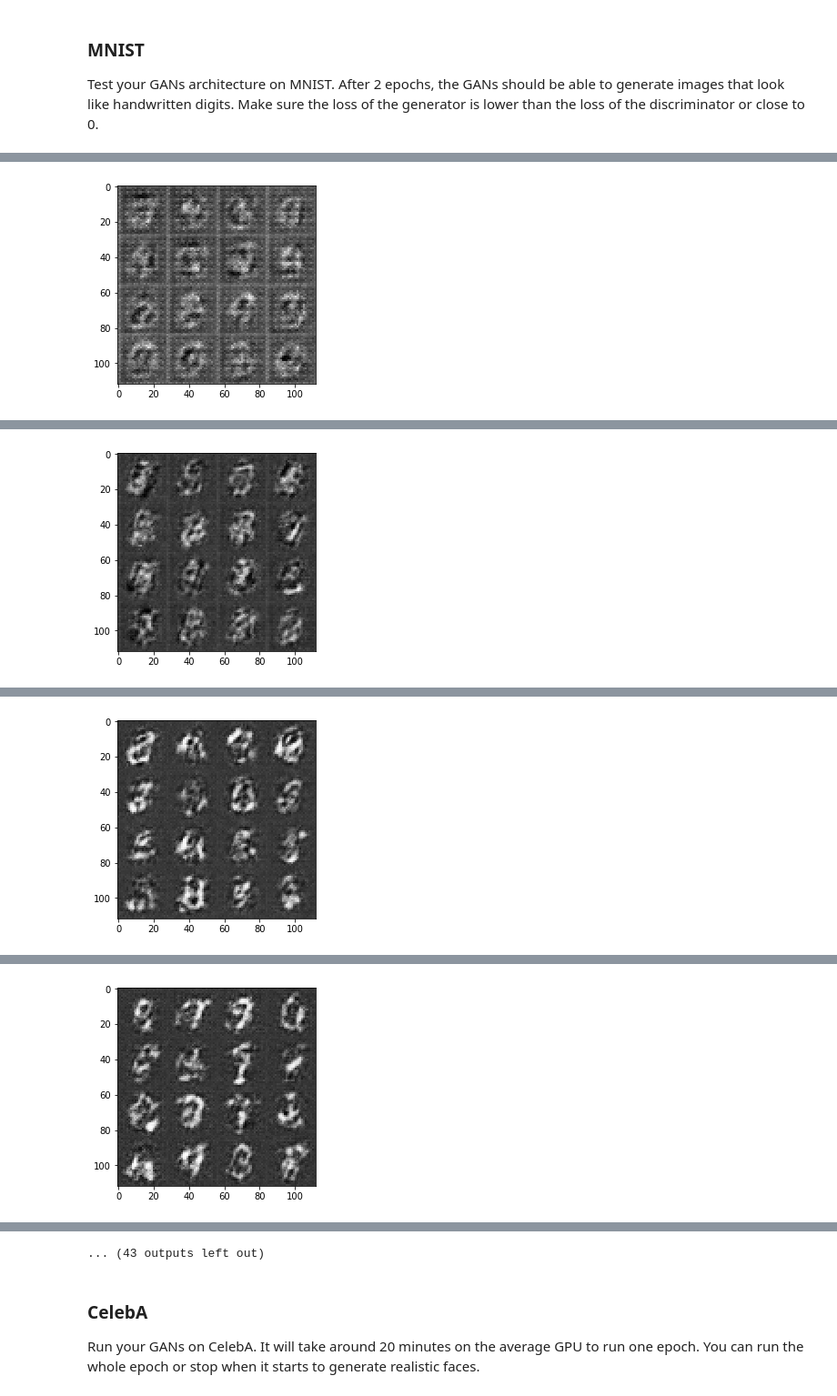
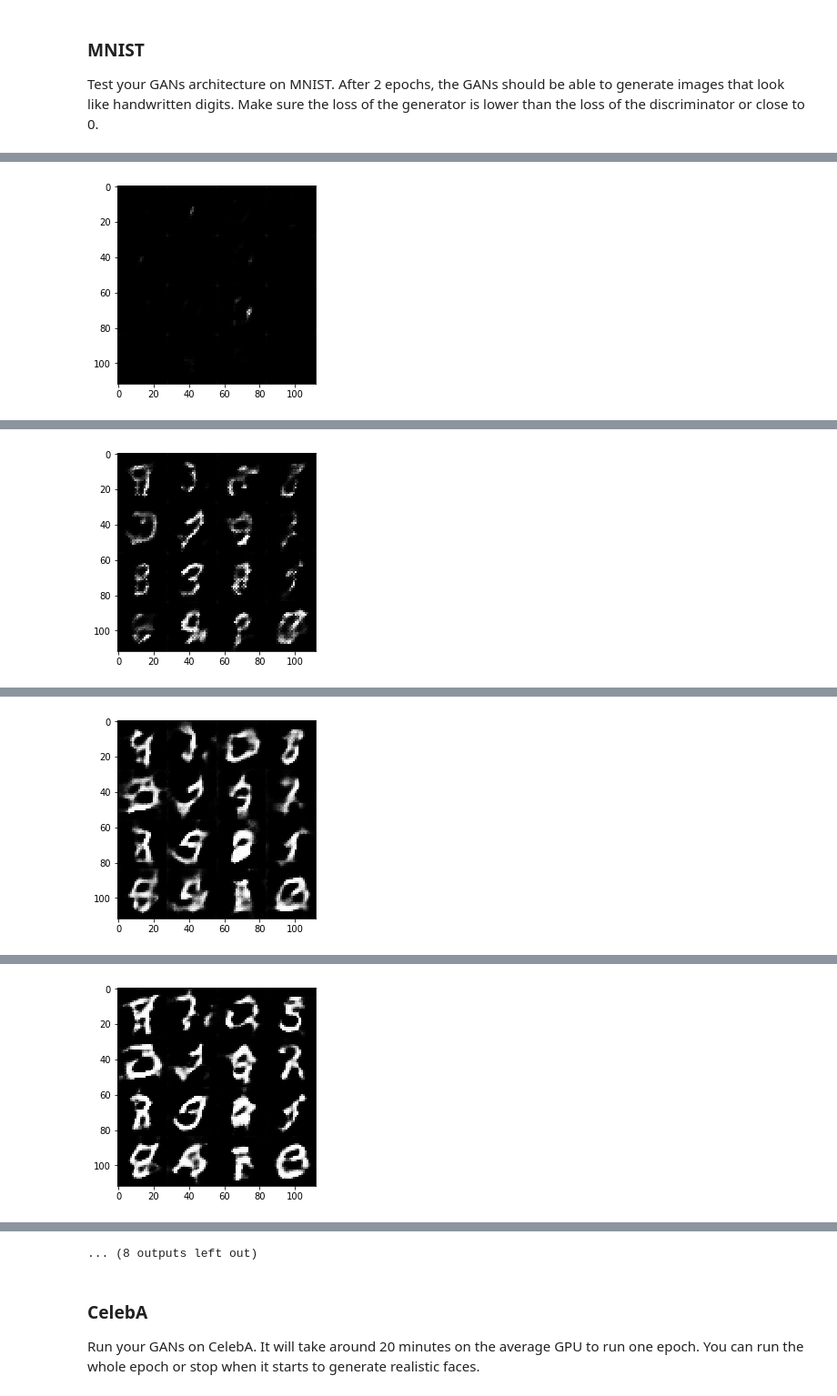
Before and after one commit to fatmirboja/deep-learning-1, a Jupyter notebook: face_generation/dlnd_face_generation.ipynb, the cells around one changed output, grey strips where cells are left out. Shown at 91% size. Drawn from its saved outputs; the diff is of its cells as text; code cells hidden in the pictures.

Commit message:
More layers

```diff
--- a/face_generation/dlnd_face_generation.ipynb
+++ b/face_generation/dlnd_face_generation.ipynb
@@ -151,20 +151,28 @@ def discriminator(images, reuse=False, alpha=0.2):
     :return: Tuple of (tensor output of the discriminator, tensor logits of the discriminator)
     """
     with tf.variable_scope('discriminator', reuse=reuse):
-        # 1st layer 28 x 28 x 64
+        # 1st layer 28 x 28 x out_channel_dim
         x1 = tf.layers.conv2d(images, 64, 5, 2, padding='same')
         x1 = tf.maximum(alpha * x1, x1)
+        # Now 14 x 14 x 64
 
-        # 2nd layer 14 x 14 x 128
+        # 2nd layer
         x2 = tf.layers.conv2d(x1, 128, 5, 2, padding='same')
         x2 = tf.layers.batch_normalization(x2, training=True)
         x2 = tf.maximum(alpha * x2, x2)
-
-        # Flatten the second layer
-        x2 = tf.reshape(x2, (-1, 7*7*128))
+        # Now 7 x 7 x 128
 
         # 3d layer
-        logits = tf.layers.dense(x2, 1)
+        x3 = tf.layers.conv2d(x2, 256, 5, 1, padding='same')
+        x3 = tf.layers.batch_normalization(x3, training=True)
+        x3 = tf.maximum(alpha * x3, x3)
+        # Now 7 x 7 x 256
+
+        # Flatten the 3rd layer
+        x3 = tf.reshape(x3, (-1, 7*7*256))
+
+        # 4th layer
+        logits = tf.layers.dense(x3, 1)
         output = tf.sigmoid(logits)
 
 
@@ -293,7 +311,11 @@ DON'T MODIFY ANYTHING IN THIS CELL
 """
 import numpy as np
 
-def show_generator_output(sess, n_images, input_z, out_channel_dim, image_mode):
+z_dim = 100
+n_images = 16
+example_z = np.random.uniform(-1, 1, size=[n_images, z_dim])
+
+def show_generator_output(sess, input_z, out_channel_dim, image_mode):
     """
     Show example output for the generator
     :param sess: TensorFlow session
@@ -304,7 +326,6 @@ def show_generator_output(sess, n_images, input_z, out_channel_dim, image_mode):
     """
     cmap = None if image_mode == 'RGB' else 'gray'
     z_dim = input_z.get_shape().as_list()[-1]
-    example_z = np.random.uniform(-1, 1, size=[n_images, z_dim])
 
     samples = sess.run(
         generator(input_z, out_channel_dim, False),
@@ -358,6 +379,9 @@ def train(epoch_count, batch_size, z_dim, learning_rate, beta1, get_batches, dat
             for batch_images in get_batches(batch_size):
                 steps += 1
 
+                # Scale images in the range from -1 to 1
+                batch_images = batch_images * 2
+
                 # Generate noise
                 batch_z = np.random.uniform(-1, 1, size=(batch_size, z_dim))
 
@@ -374,26 +398,29 @@ def train(epoch_count, batch_size, z_dim, learning_rate, beta1, get_batches, dat
                     train_loss_g = g_loss.eval({real_input: batch_images, z_input: batch_z})
                     print("Epoch {}/{}...".format(epoch_i+1, epochs),
                           "Discriminator Loss: {:.4f}...".format(train_loss_d),
-                          "Generator Loss: {:.4f}".format(train_loss_g))
+                          "Generator Loss: {:.4f}...".format(train_loss_g),
+                          "Total Loss: {:.4f}".format(train_loss_d + train_loss_g))
 
                 if steps % 100 == 0:
-                    show_generator_output(sess, 16, z_input, img_channels, data_image_mode)
+                    show_generator_output(sess, z_input, img_channels, data_image_mode)
 
+        print('Training finished.')
+        # Last epoch
+        show_generator_output(sess, z_input, img_channels, data_image_mode)
         saver.save(sess, './checkpoints/generator.ckpt')
 # %% [markdown]
 ### MNIST
 Test your GANs architecture on MNIST.  After 2 epochs, the GANs should be able to generate images that look like handwritten digits.  Make sure the loss of the generator is lower than the loss of the discriminator or close to 0.
 # %%
 batch_size = 128
-z_dim = 100
-learning_rate = 0.00001
+learning_rate = 0.0002
 beta1 = 0.5
 
 
 """
 DON'T MODIFY ANYTHING IN THIS CELL THAT IS BELOW THIS LINE
 """
-epochs = 10
+epochs = 2
 
 mnist_dataset = helper.Dataset('mnist', glob(os.path.join(data_dir, 'mnist/*.jpg')))
 with tf.Graph().as_default():
@@ -413 +440 @@ Epoch 1/10... Discriminator Loss: 0.5876... Generator Loss: 1.8438
-[figure, old version]
+[figure, new version]
@@ -424 +451 @@ Epoch 1/10... Discriminator Loss: 0.7073... Generator Loss: 2.0903
-[figure, old version]
+[figure, new version]
@@ -435 +462 @@ Epoch 1/10... Discriminator Loss: 0.7094... Generator Loss: 1.3131
-[figure, old version]
+[figure, new version]
@@ -446 +473 @@ Epoch 1/10... Discriminator Loss: 0.4873... Generator Loss: 2.4272
-[figure, old version]
+[figure, new version]
@@ -469,4 +496,4 @@ Epoch 2/10... Discriminator Loss: 0.4436... Generator Loss: 2.8884
-... (43 outputs left out)
+... (8 outputs left out)
 # %% [markdown]
 ### CelebA
 Run your GANs on CelebA.  It will take around 20 minutes on the average GPU to run one epoch.  You can run the whole epoch or stop when it starts to generate realistic faces.
```
Also changed, not shown: parts of 3 cells of this notebook.
